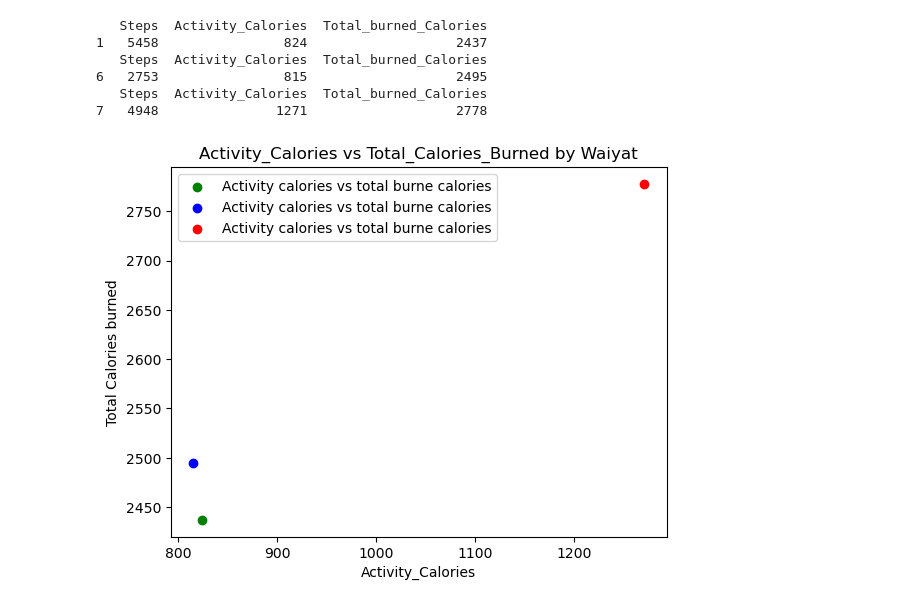
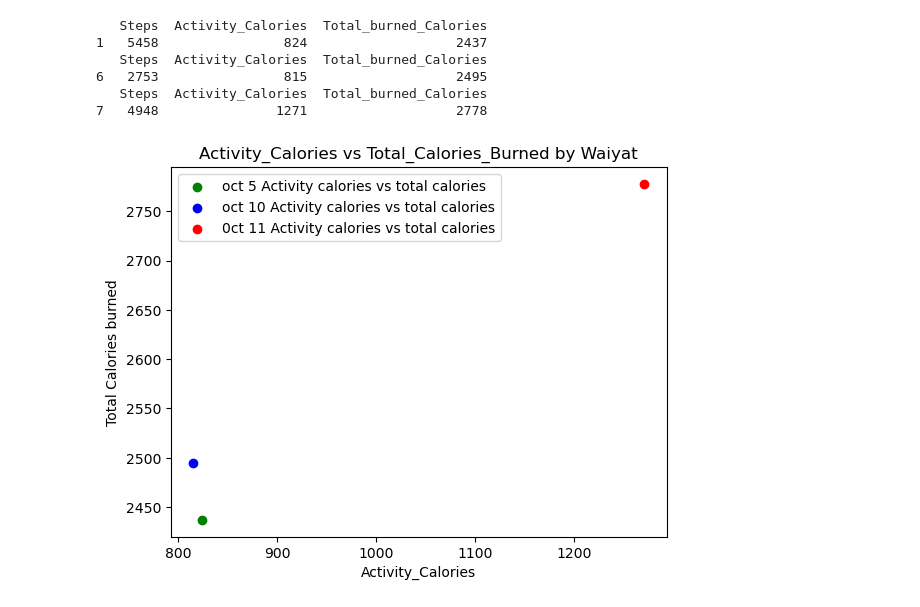
Before and after one commit to WaiyatHamdani/CollectionsPythonDataScienceProjects, a Jupyter notebook: ipynb/WaiyatSamsungWatchActivity.ipynb, the cells around one changed output. Saved outputs shown, nothing was run; the diff lists cells and outputs as text; code cells hidden in the pictures.

Commit message:
adding scatter data for oct 5 , 10 , 11

```diff
--- a/ipynb/WaiyatSamsungWatchActivity.ipynb
+++ b/ipynb/WaiyatSamsungWatchActivity.ipynb
@@ -99,14 +99,14 @@ print(oct11_data)
 7   4948               1271                   2778
 # %%
 # using plot scatter for data oct 11
-p.scatter(oct5_data['Activity_Calories'],oct5_data['Total_burned_Calories'],color ='green' ,label='Activity calories vs total burne calories')
-p.scatter(oct10_data['Activity_Calories'],oct10_data['Total_burned_Calories'],color ='blue' ,label='Activity calories vs total burne calories')
-p.scatter(oct11_data['Activity_Calories'],oct11_data['Total_burned_Calories'],color ='red' ,label='Activity calories vs total burne calories')
+p.scatter(oct5_data['Activity_Calories'],oct5_data['Total_burned_Calories'],color ='green' ,label='oct 5 Activity calories vs total calories')
+p.scatter(oct10_data['Activity_Calories'],oct10_data['Total_burned_Calories'],color ='blue' ,label='oct 10 Activity calories vs total calories')
+p.scatter(oct11_data['Activity_Calories'],oct11_data['Total_burned_Calories'],color ='red' ,label='0ct 11 Activity calories vs total calories')
 
 p.xlabel('Activity_Calories')
 p.ylabel('Total Calories burned')
 p.title('Activity_Calories vs Total_Calories_Burned by Waiyat')
 p.legend() # to show the label title
 p.show()
 # %% [output]
-[figure, old version]
+[figure, new version]
```
